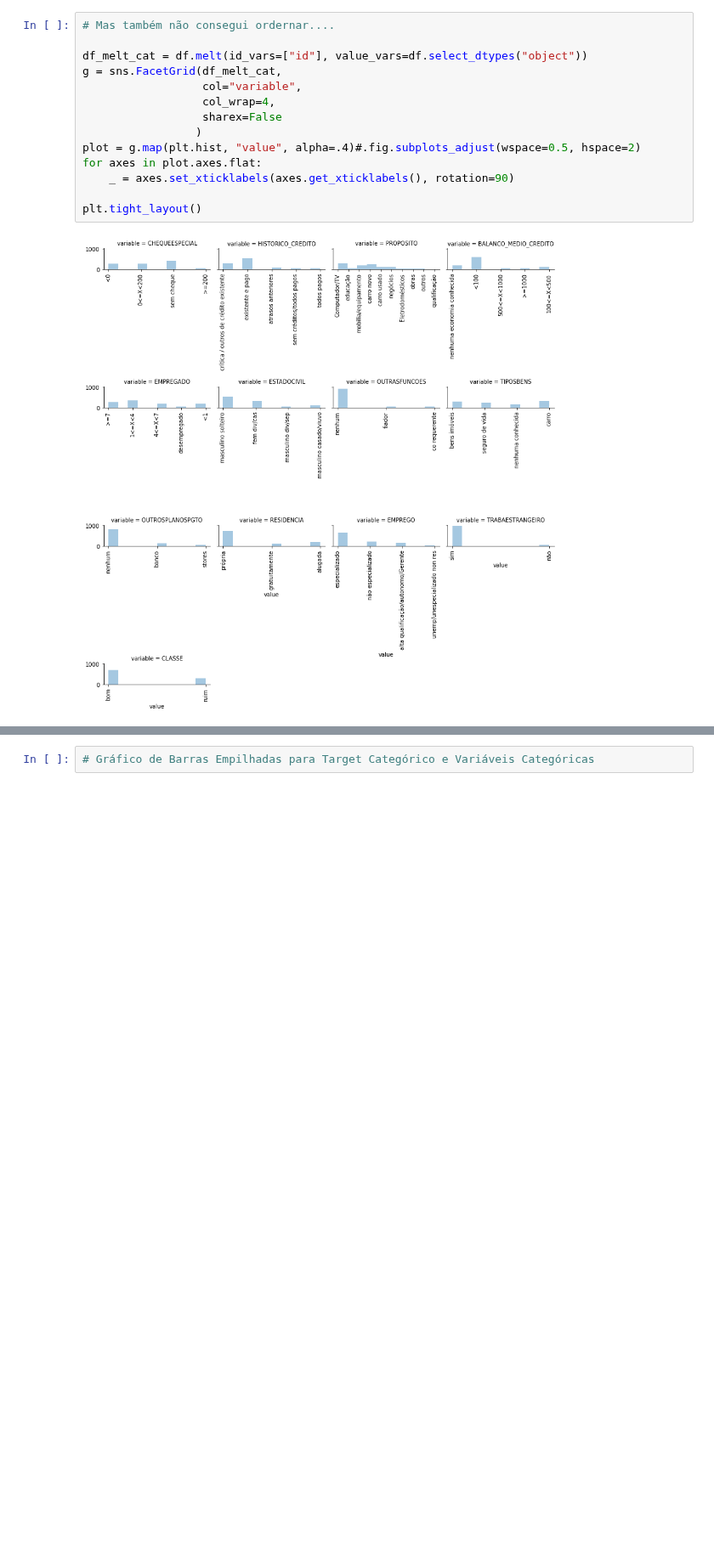
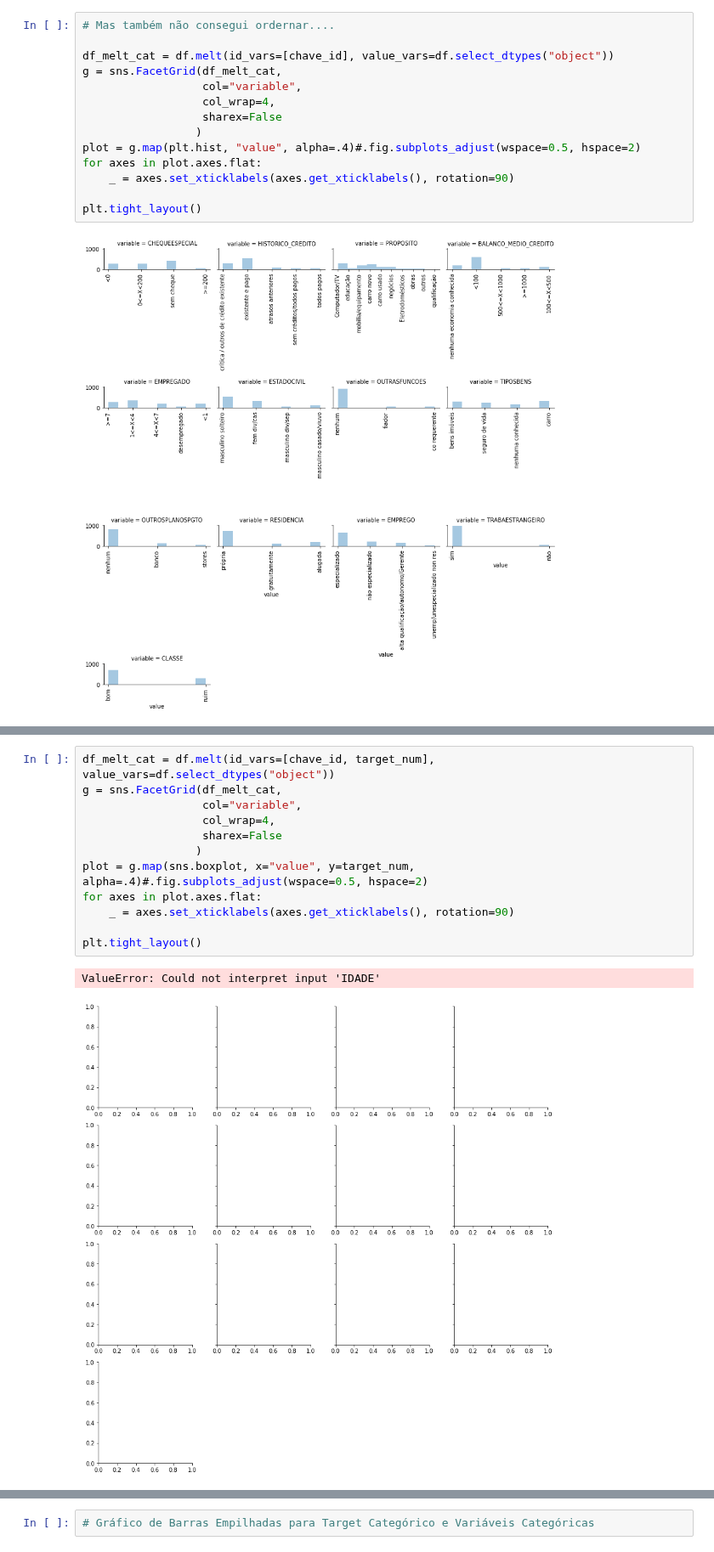
Before and after one commit to lauraalexandria/cursos-python, a Jupyter notebook: analises_iniciais.ipynb, the cells around one changed output, grey strips where cells are left out. Shown at 85% size. Saved outputs shown, nothing was run; the diff lists cells and outputs as text; blank space fills up the shorter version.

```diff
--- a/analises_iniciais.ipynb
+++ b/analises_iniciais.ipynb
@@ -194,7 +191,7 @@ plt.show()
 # %%
 # Mas também não consegui ordernar....
 
-df_melt_cat = df.melt(id_vars=["id"], value_vars=df.select_dtypes("object"))
+df_melt_cat = df.melt(id_vars=[chave_id], value_vars=df.select_dtypes("object"))
 g = sns.FacetGrid(df_melt_cat,
                   col="variable",
                   col_wrap=4,
@@ -220,0 +225,15 @@ g.map(plt.hist, "value", alpha=.4)
+# %%
+df_melt_cat = df.melt(id_vars=[chave_id, target_num], value_vars=df.select_dtypes("object"))
+g = sns.FacetGrid(df_melt_cat,
+                  col="variable",
+                  col_wrap=4,
+                  sharex=False
+                 )
+plot = g.map(sns.boxplot, x="value", y=target_num, alpha=.4)#.fig.subplots_adjust(wspace=0.5, hspace=2)
+for axes in plot.axes.flat:
+    _ = axes.set_xticklabels(axes.get_xticklabels(), rotation=90)
+
+plt.tight_layout()
+# %% [output]
+ValueError: Could not interpret input 'IDADE'
+[figure, added]
```
Also changed, not shown: parts of 7 cells of this notebook.
